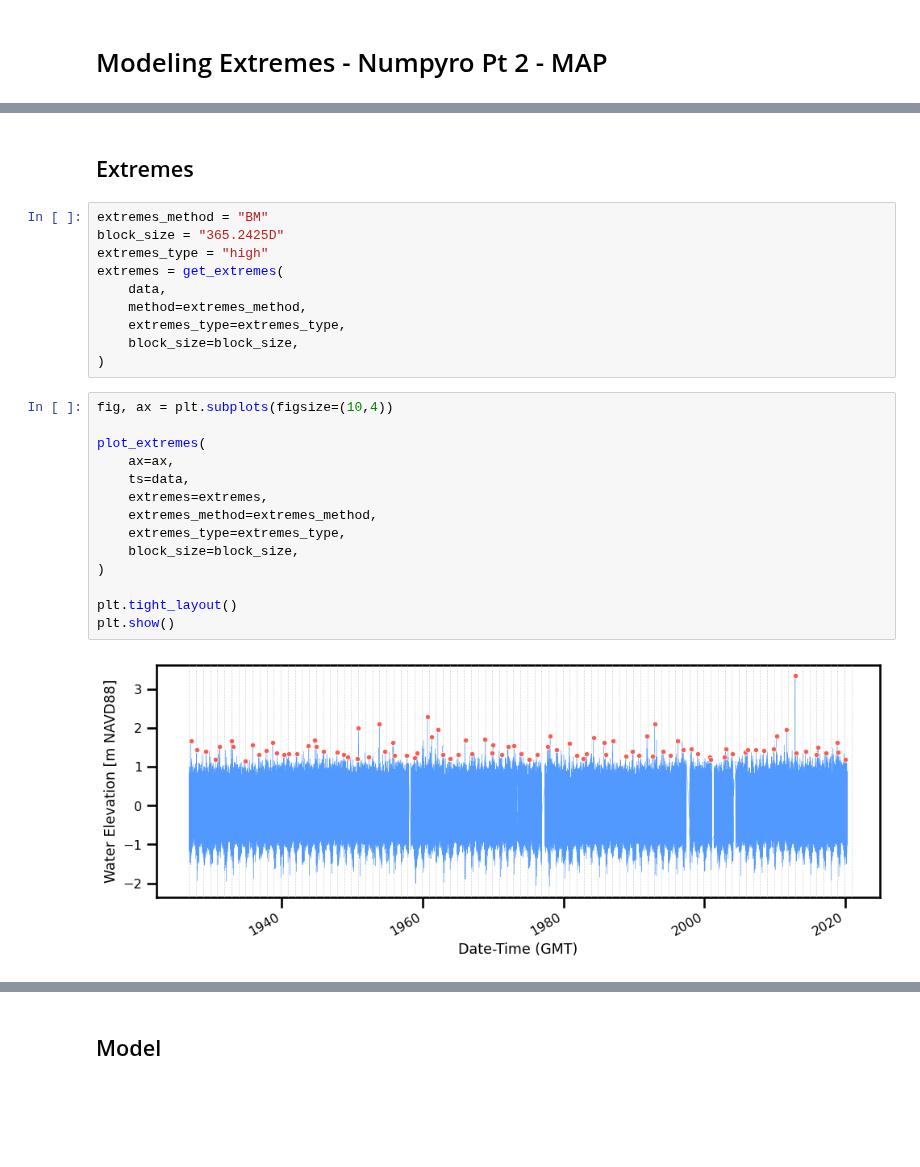
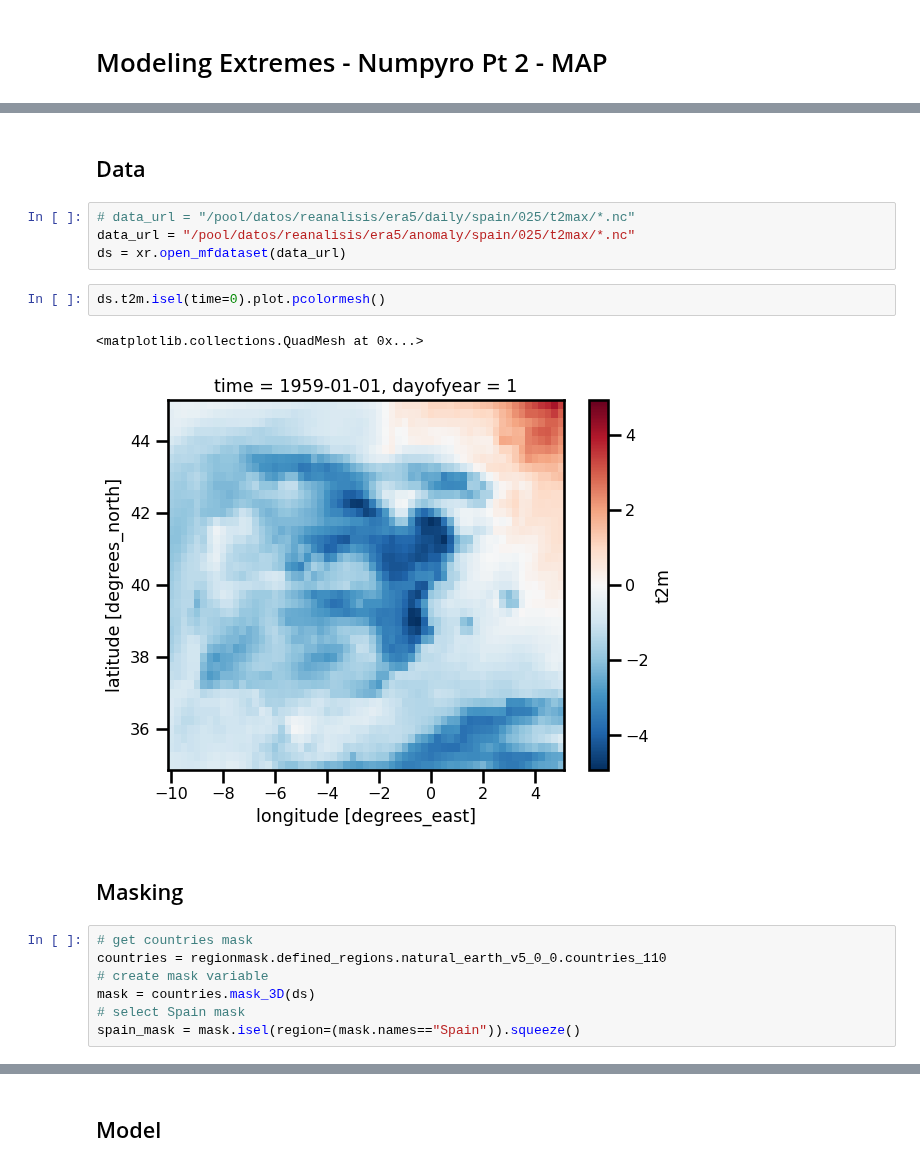
Before and after one commit to jejjohnson/jbayesevt, a Jupyter notebook: notebooks/evt/3.2_pyextremes_numpyro_map.ipynb, the cells around one changed output, grey strips where cells are left out. Cells and saved outputs as stored; diff of their text form; blank space fills up the shorter version.

```diff
--- a/notebooks/evt/3.2_pyextremes_numpyro_map.ipynb
+++ b/notebooks/evt/3.2_pyextremes_numpyro_map.ipynb
@@ -79,28 +33,20 @@ plt.show()
-# %% [markdown]
-## Extremes
-# %%
-extremes_method = "BM"
-block_size = "365.2425D"
-extremes_type = "high"
-extremes = get_extremes(
-    data,
-    method=extremes_method,
-    extremes_type=extremes_type,
-    block_size=block_size,
-)
-# %%
-fig, ax = plt.subplots(figsize=(10,4))
-
-plot_extremes(
-    ax=ax,
-    ts=data,
-    extremes=extremes,
-    extremes_method=extremes_method,
-    extremes_type=extremes_type,
-    block_size=block_size,
-)
-
-plt.tight_layout()
-plt.show()
-# %% [output]
-[figure, removed]
+# %% [markdown]
+## Data
+# %%
+# data_url = "/pool/datos/reanalisis/era5/daily/spain/025/t2max/*.nc"
+data_url = "/pool/datos/reanalisis/era5/anomaly/spain/025/t2max/*.nc"
+ds = xr.open_mfdataset(data_url)
+# %%
+ds.t2m.isel(time=0).plot.pcolormesh()
+# %% [output]
+<matplotlib.collections.QuadMesh at 0x...>
+[figure, added]
+# %% [markdown]
+## Masking
+# %%
+# get countries mask
+countries = regionmask.defined_regions.natural_earth_v5_0_0.countries_110
+# create mask variable
+mask = countries.mask_3D(ds)
+# select Spain mask
+spain_mask = mask.isel(region=(mask.names=="Spain")).squeeze()
```
Also changed, not shown: parts of 32 cells of this notebook, 8 other files.
